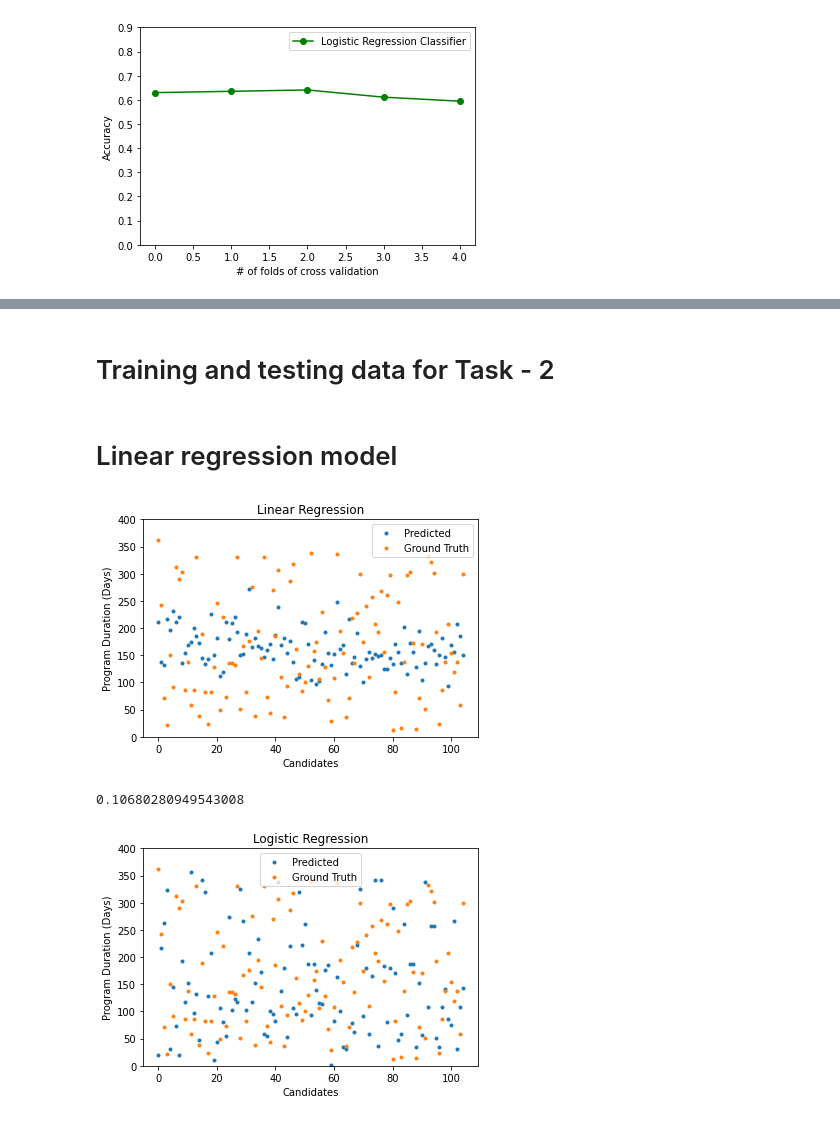
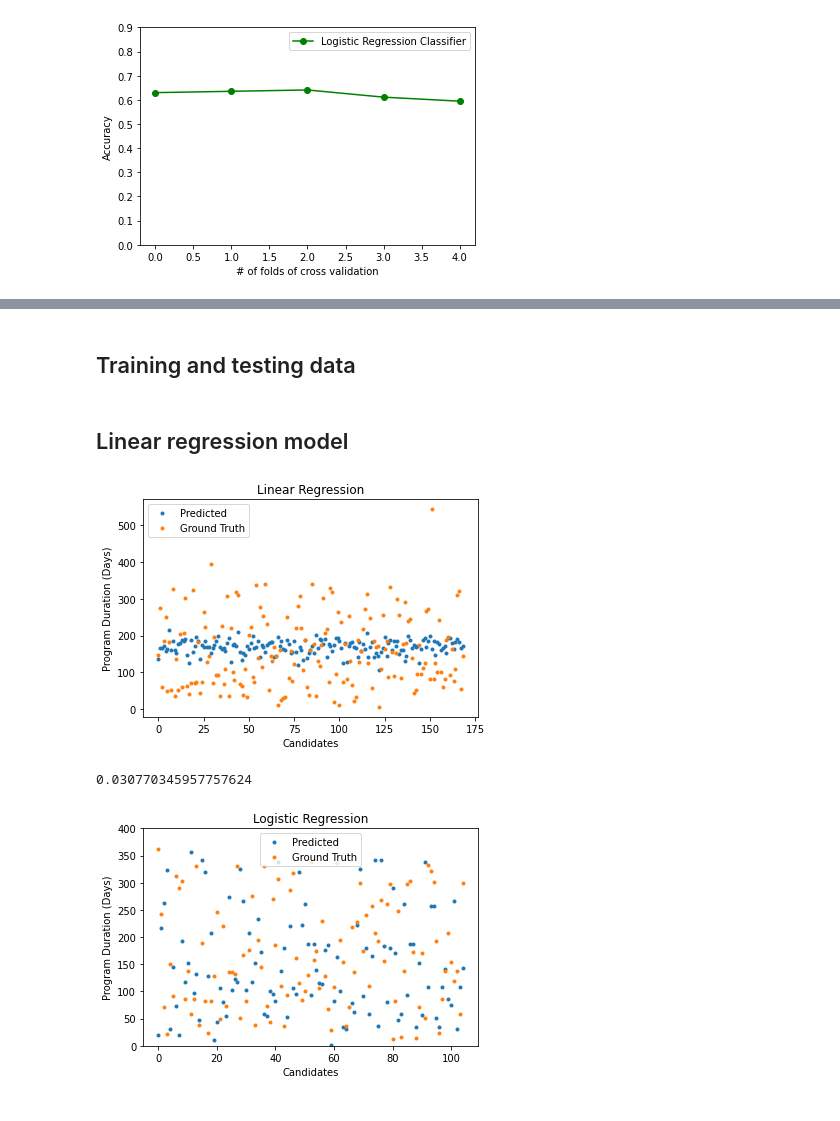
Before and after one commit to Yadukrishnan1/Customer-Success, a Jupyter notebook: customer_success_ongoing.ipynb, the cells around one changed output, grey strips where cells are left out. Drawn from its saved outputs; the diff is of its cells as text; code cells hidden in the pictures.

```diff
--- a/customer_success_ongoing.ipynb
+++ b/customer_success_ongoing.ipynb
@@ -773,3 +828,28 @@ Index(['primary_track', 'program_duration_days', 'employment_status',
+# %% [markdown]
+## Training and testing data
+# %%
+x_train, x_test, y_train, y_test = train_test_split(X, y, test_size=0.2, random_state=42)
+# %% [markdown]
+## Linear regression model
+# %%
+from sklearn.linear_model import LinearRegression
+
+reg = LinearRegression().fit(x_train, y_train)
+y_pred = reg.predict(x_test)
+
+plt.plot(np.array(y_pred),'.', label='Predicted')
+plt.plot(np.array(y_test),'.', label='Ground Truth')
+plt.xlabel('Candidates')
+plt.ylabel('Program Duration (Days)')
+plt.title('Linear Regression')
+plt.legend()
+# plt.ylim(0,400)
+plt.show()
+
+print(reg.score(x_train, y_train))
+# %% [output]
+[figure, added]
+0.030770345957757624
 # %%
 # Stratified K-fold cross-validation code
 
@@ -792,5 +872,3 @@ for fold, (train_idx, valid_idx) in enumerate(skf.split(train_df[features], trai
     print(f'Fold {fold} RMSE: ', mean_squared_error(y_valid, temp_oof, squared=False))
 
 print(f'OOF Accuracy: ', mean_squared_error(train_df['loss'], train_oof, squared=False))
-# %% [markdown]
-# Training and testing data for Task - 2
@@ -804,24 +875,3 @@ X_train2, X_test2, y_train2, y_test2 = train_test_split(X_train2, y_train2, test
-# %% [markdown]
-# Linear regression model
-# %%
-from sklearn.linear_model import LinearRegression
-
-reg = LinearRegression().fit(X_train2, y_train2)
-y_pred2 = reg.predict(X_test2)
-
-plt.plot(np.array(y_pred2),'.', label='Predicted')
-plt.plot(np.array(y_test2),'.', label='Ground Truth')
-plt.xlabel('Candidates')
-plt.ylabel('Program Duration (Days)')
-plt.title('Linear Regression')
-plt.legend()
-plt.ylim(0,400)
-plt.show()
-
-print(reg.score(X_train2, y_train2))
-# %% [output]
-[figure, removed]
-0.10680280949543008
 # %%
 from sklearn.linear_model import LogisticRegression
 
```
Also changed, not shown: parts of 46 cells of this notebook.
